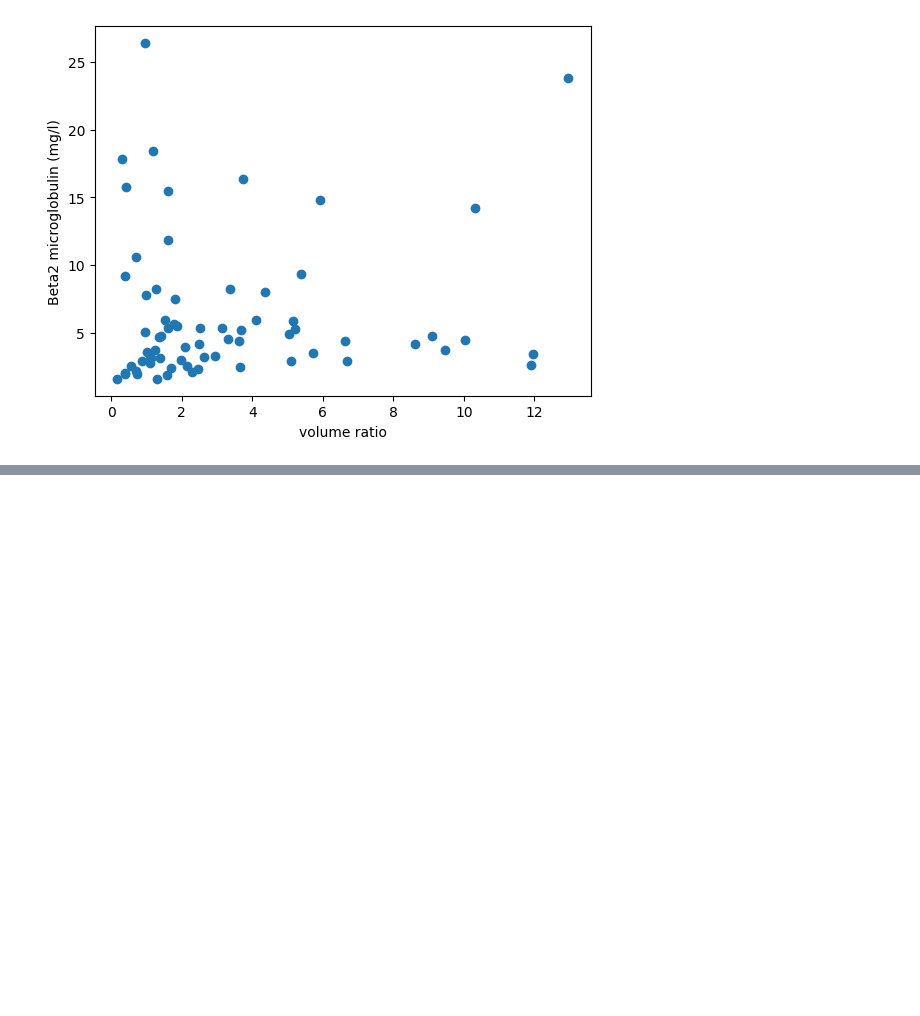
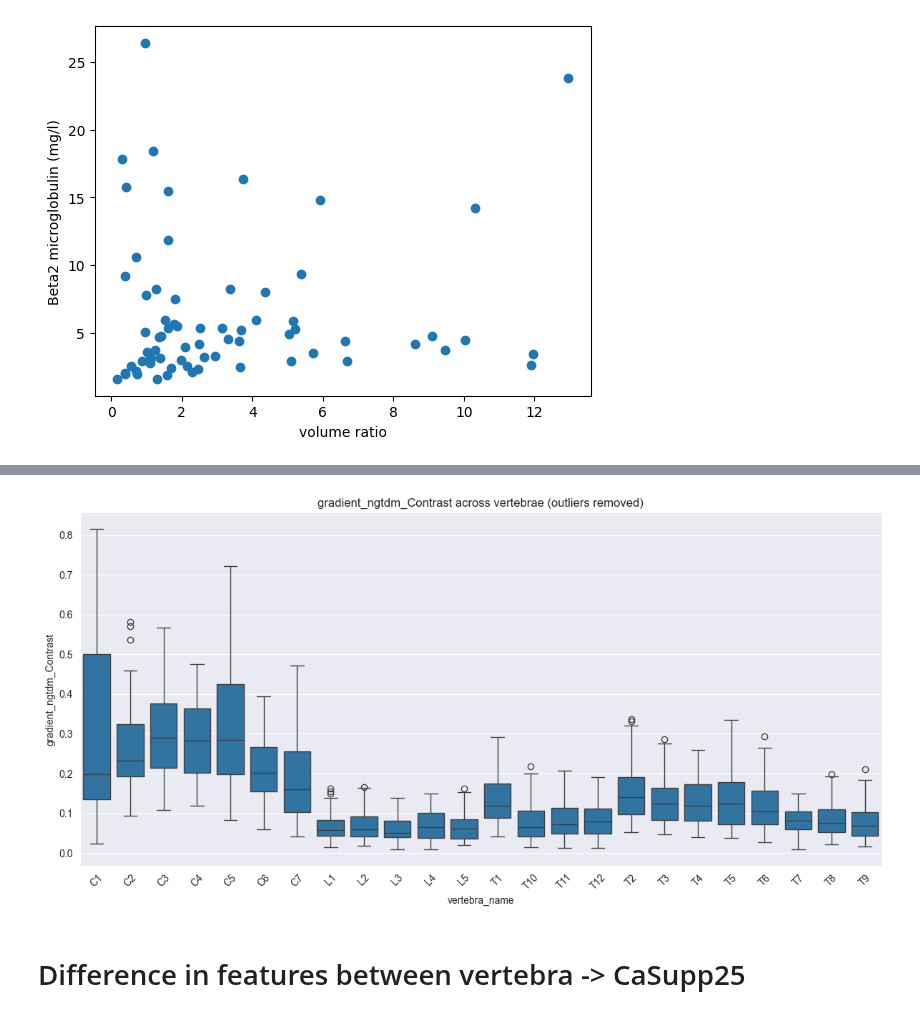
Before and after one commit to lukas1110/Analysis-of-multiple-myelomas-from-dual-CT, a Jupyter notebook: vertebrae_level/lesions_distribution.ipynb, the cells around one changed output, grey strips where cells are left out. Drawn from its saved outputs; the diff is of its cells as text; code cells hidden in the pictures; blank space fills up the shorter version.

```diff
--- a/vertebrae_level/lesions_distribution.ipynb
+++ b/vertebrae_level/lesions_distribution.ipynb
@@ -145,0 +218,30 @@ plt.show()
+# %%
+def remove_outliers_iqr(df, group_col, value_col, k=1.5):
+    def _filter(group):
+        q1 = group[value_col].quantile(0.25)
+        q3 = group[value_col].quantile(0.75)
+        iqr = q3 - q1
+        lower = q1 - k * iqr
+        upper = q3 + k * iqr
+        return group[(group[value_col] >= lower) & (group[value_col] <= upper)]
+
+    return (
+        df
+        .groupby(group_col, group_keys=False)[[value_col]]
+        .apply(lambda g: df.loc[g.index])
+        .pipe(lambda x: x.groupby(group_col, group_keys=False).apply(_filter)))
+
+
+feature_name = 'gradient_ngtdm_Contrast'
+df_clean = remove_outliers_iqr(df, group_col='vertebra_name', value_col=feature_name)
+
+plt.figure(figsize=(12,6))
+sns.boxplot(x='vertebra_name', y=feature_name, data=df_clean)
+plt.title(f'{feature_name} across vertebrae (outliers removed)')
+plt.xticks(rotation=45)
+plt.tight_layout()
+plt.show()
+# %% [output]
+[figure, added]
+# %% [markdown]
+# Difference in features between vertebra -> CaSupp25
```
Also changed, not shown: parts of 6 cells of this notebook, 1 other file.
